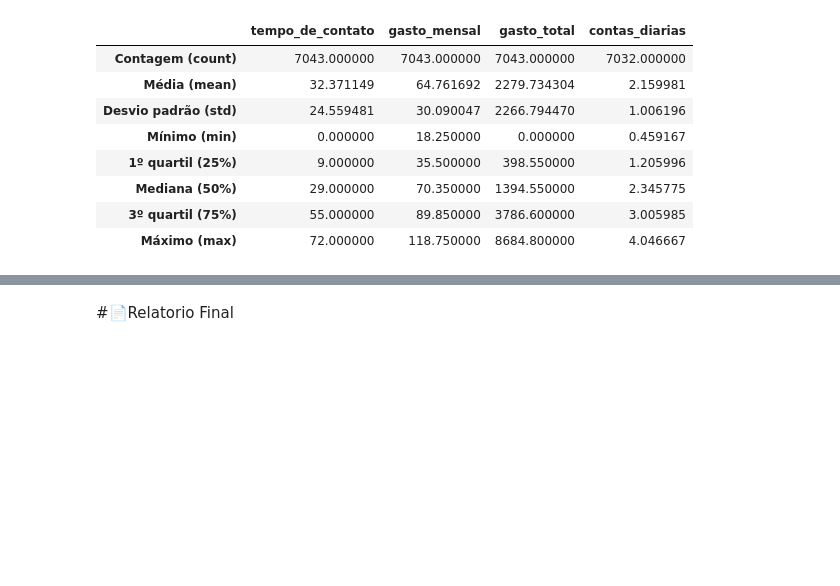
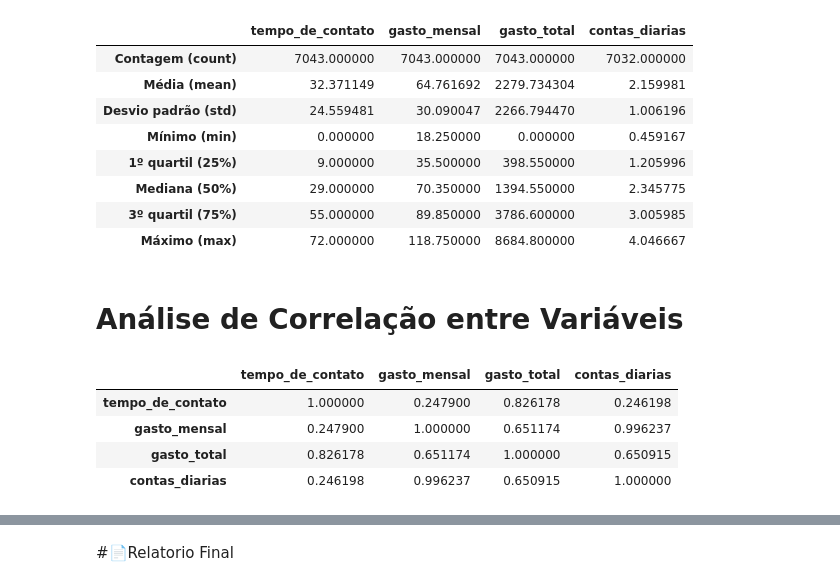
Before and after one commit to Thiagoibi/TelecomX_BR, a Jupyter notebook: TelecomX_BR.ipynb, the cells around one changed output, grey strips where cells are left out. Saved outputs shown, nothing was run; the diff lists cells and outputs as text; code cells hidden in the pictures; blank space fills up the shorter version.

```diff
--- a/TelecomX_BR.ipynb
+++ b/TelecomX_BR.ipynb
@@ -396,3 +396,15 @@ analise_descritiva
 | Mediana (50%) | 29.000000 | 70.350000 | 1394.550000 | 2.345775 |
 | 3º quartil (75%) | 55.000000 | 89.850000 | 3786.600000 | 3.005985 |
 | Máximo (max) | 72.000000 | 118.750000 | 8684.800000 | 4.046667 |
+# %% [markdown]
+ # Análise de Correlação entre Variáveis
+# %%
+# Calculando a matriz de correlação
+correlacao = df_final.corr(numeric_only=True)
+correlacao
+# %% [output]
+|  | tempo_de_contato | gasto_mensal | gasto_total | contas_diarias |
+| tempo_de_contato | 1.000000 | 0.247900 | 0.826178 | 0.246198 |
+| gasto_mensal | 0.247900 | 1.000000 | 0.651174 | 0.996237 |
+| gasto_total | 0.826178 | 0.651174 | 1.000000 | 0.650915 |
+| contas_diarias | 0.246198 | 0.996237 | 0.650915 | 1.000000 |
```
Also changed, not shown: parts of 2 cells of this notebook.
